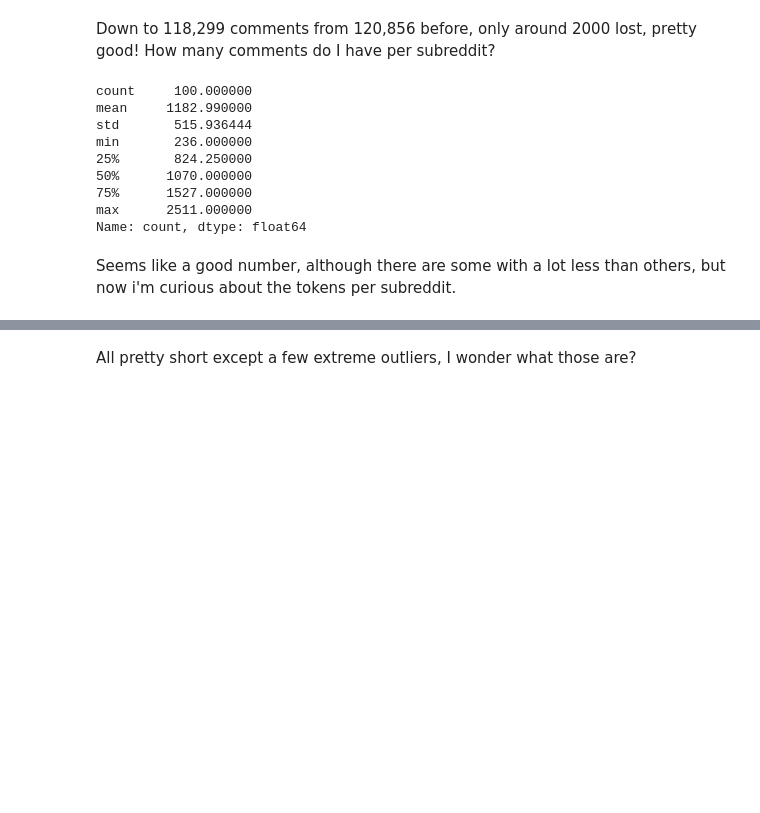
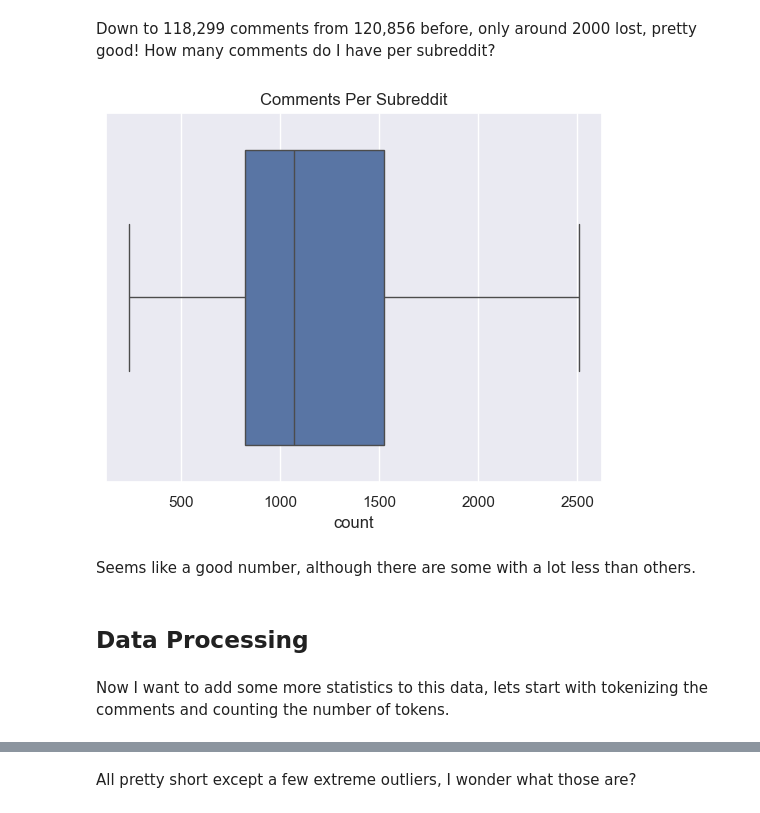
Before and after one commit to Data-Science-for-Linguists-2024/subreddit-clustering, a Jupyter notebook: notebooks/data_exploration.ipynb, the cells around one changed output, grey strips where cells are left out. Cells and saved outputs as stored; diff of their text form; code cells hidden in the pictures; blank space fills up the shorter version.

Commit message:
finalize data exploration

```diff
--- a/notebooks/data_exploration.ipynb
+++ b/notebooks/data_exploration.ipynb
@@ -140,19 +150,17 @@ top_100.shape
 # %% [markdown]
 Down to 118,299 comments from 120,856 before, only around 2000 lost, pretty good! How many comments do I have per subreddit?
 # %%
-top_100.subreddit.value_counts().describe()
+plot = sns.boxplot(top_100.subreddit.value_counts(), orient="h")
+plot.set_title("Comments Per Subreddit")
+plt.show()
 # %% [output]
-count     100.000000
-mean     1182.990000
-std       515.936444
-min       236.000000
-25%       824.250000
-50%      1070.000000
-75%      1527.000000
-max      2511.000000
-Name: count, dtype: float64
+[figure, added]
 # %% [markdown]
-Seems like a good number, although there are some with a lot less than others, but now i'm curious about the tokens per subreddit.
+Seems like a good number, although there are some with a lot less than others.
+# %% [markdown]
+## Data Processing
+# %% [markdown]
+Now I want to add some more statistics to this data, lets start with tokenizing the comments and counting the number of tokens.
 # %%
 top_100["tokens"] = top_100.text.map(nltk.word_tokenize)
 # %%
```
Also changed, not shown: parts of 9 cells of this notebook.
